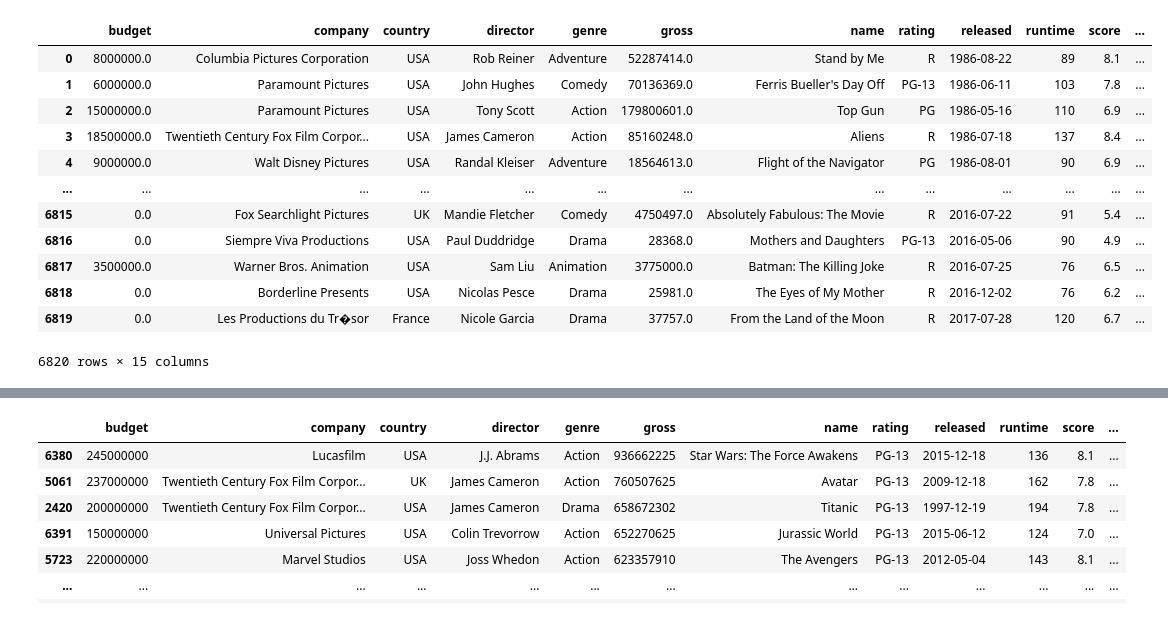
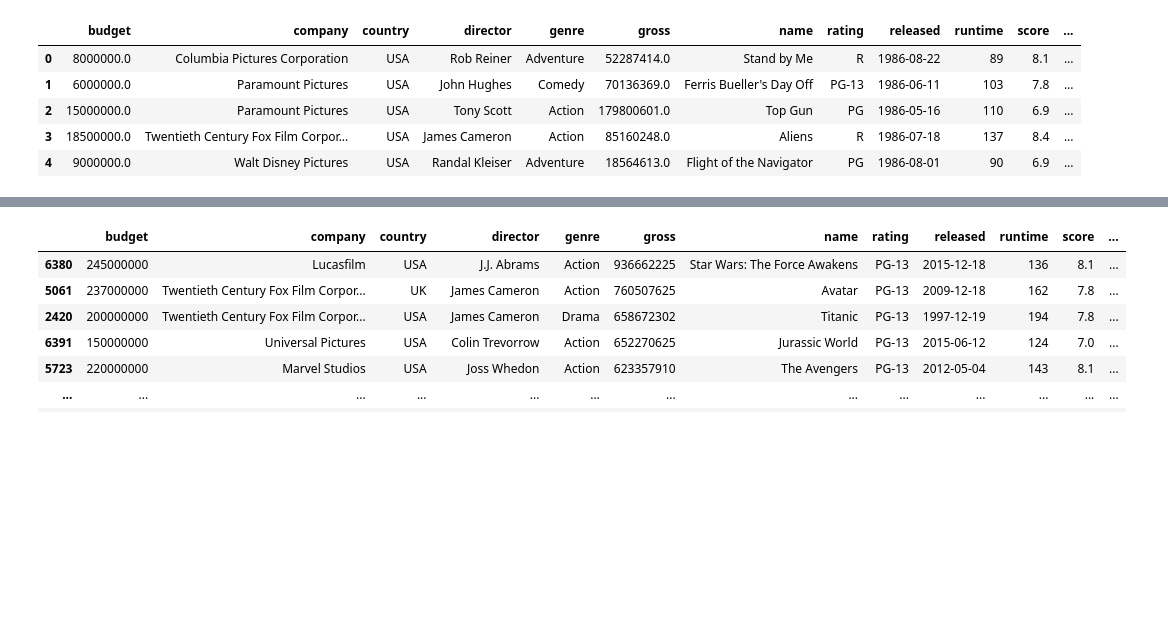
Before and after one commit to soticoker/correlationinmovies, a Jupyter notebook: correlation_movies_db.ipynb, the cells around one changed output, grey strips where cells are left out. Drawn from its saved outputs; the diff is of its cells as text; code cells hidden in the pictures; blank space fills up the shorter version.

```diff
--- a/correlation_movies_db.ipynb
+++ b/correlation_movies_db.ipynb
@@ -24,22 +22,15 @@ pd.options.mode.chained_assignment = None
 df = pd.read_csv(r'movies.csv')
 # %%
 # Now let's take a look at the data
-#df.head() # shows top 5 records
-df         # Shows bigger sample of records
+
+df.head() # shows top 5 records
 # %% [output]
 |  | budget | company | country | director | genre | gross | name | rating | released | runtime | score | ... |
 | 0 | 8000000.0 | Columbia Pictures Corporation | USA | Rob Reiner | Adventure | 52287414.0 | Stand by Me | R | 1986-08-22 | 89 | 8.1 | ... |
 | 1 | 6000000.0 | Paramount Pictures | USA | John Hughes | Comedy | 70136369.0 | Ferris Bueller's Day Off | PG-13 | 1986-06-11 | 103 | 7.8 | ... |
 | 2 | 15000000.0 | Paramount Pictures | USA | Tony Scott | Action | 179800601.0 | Top Gun | PG | 1986-05-16 | 110 | 6.9 | ... |
 | 3 | 18500000.0 | Twentieth Century Fox Film Corpor... | USA | James Cameron | Action | 85160248.0 | Aliens | R | 1986-07-18 | 137 | 8.4 | ... |
 | 4 | 9000000.0 | Walt Disney Pictures | USA | Randal Kleiser | Adventure | 18564613.0 | Flight of the Navigator | PG | 1986-08-01 | 90 | 6.9 | ... |
-| ... | ... | ... | ... | ... | ... | ... | ... | ... | ... | ... | ... | ... |
-| 6815 | 0.0 | Fox Searchlight Pictures | UK | Mandie Fletcher | Comedy | 4750497.0 | Absolutely Fabulous: The Movie | R | 2016-07-22 | 91 | 5.4 | ... |
-| 6816 | 0.0 | Siempre Viva Productions | USA | Paul Duddridge | Drama | 28368.0 | Mothers and Daughters | PG-13 | 2016-05-06 | 90 | 4.9 | ... |
-| 6817 | 3500000.0 | Warner Bros. Animation | USA | Sam Liu | Animation | 3775000.0 | Batman: The Killing Joke | R | 2016-07-25 | 76 | 6.5 | ... |
-| 6818 | 0.0 | Borderline Presents | USA | Nicolas Pesce | Drama | 25981.0 | The Eyes of My Mother | R | 2016-12-02 | 76 | 6.2 | ... |
-| 6819 | 0.0 | Les Productions du Tr�sor | France | Nicole Garcia | Drama | 37757.0 | From the Land of the Moon | R | 2017-07-28 | 120 | 6.7 | ... |
-6820 rows × 15 columns
 # %%
 # Check for missing data
 
```
Also changed, not shown: parts of 17 cells of this notebook, 1 other file.
